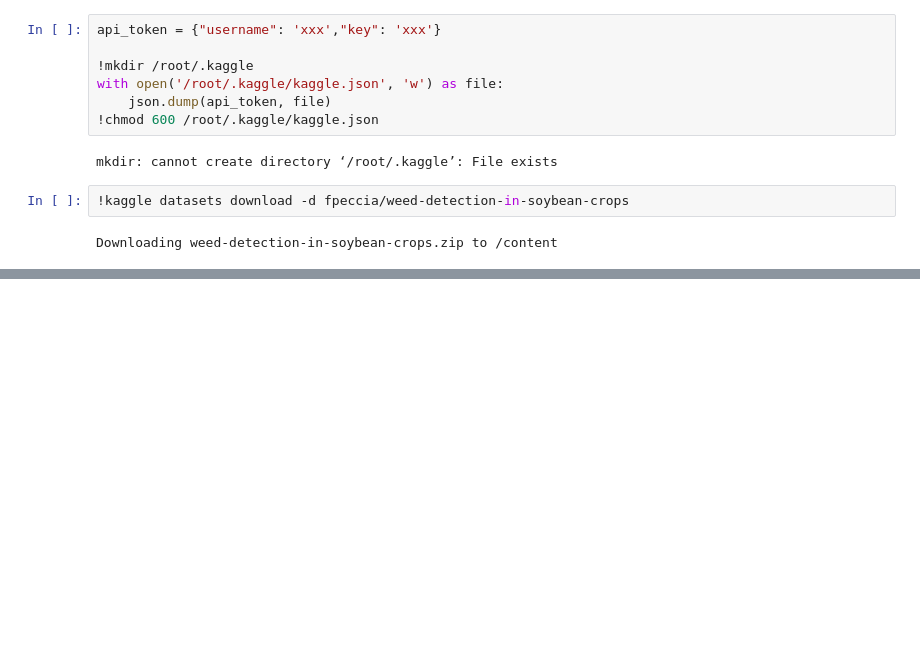
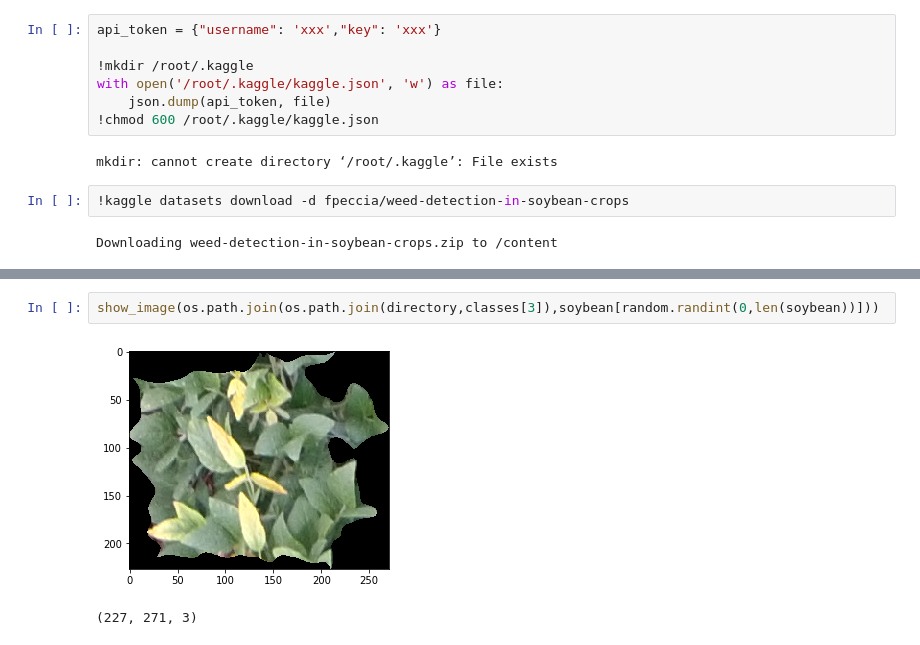
Before and after one commit to objectis/ai-weed-detection, a Jupyter notebook: weed_detection.ipynb, the cells around one changed output, grey strips where cells are left out. Drawn from its saved outputs; the diff is of its cells as text; blank space fills up the shorter version.

```diff
--- a/weed_detection.ipynb
+++ b/weed_detection.ipynb
@@ -27,0 +129,5 @@ Downloading weed-detection-in-soybean-crops.zip to /content
+# %%
+show_image(os.path.join(os.path.join(directory,classes[3]),soybean[random.randint(0,len(soybean))]))
+# %% [output]
+[figure, added]
+(227, 271, 3)
```
Also changed, not shown: parts of 13 cells of this notebook.
